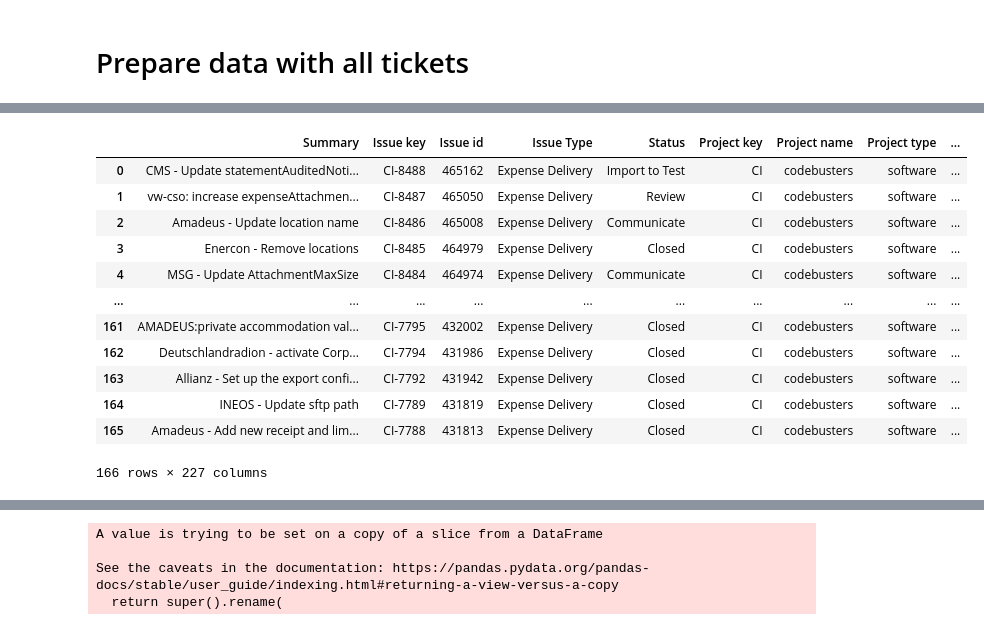
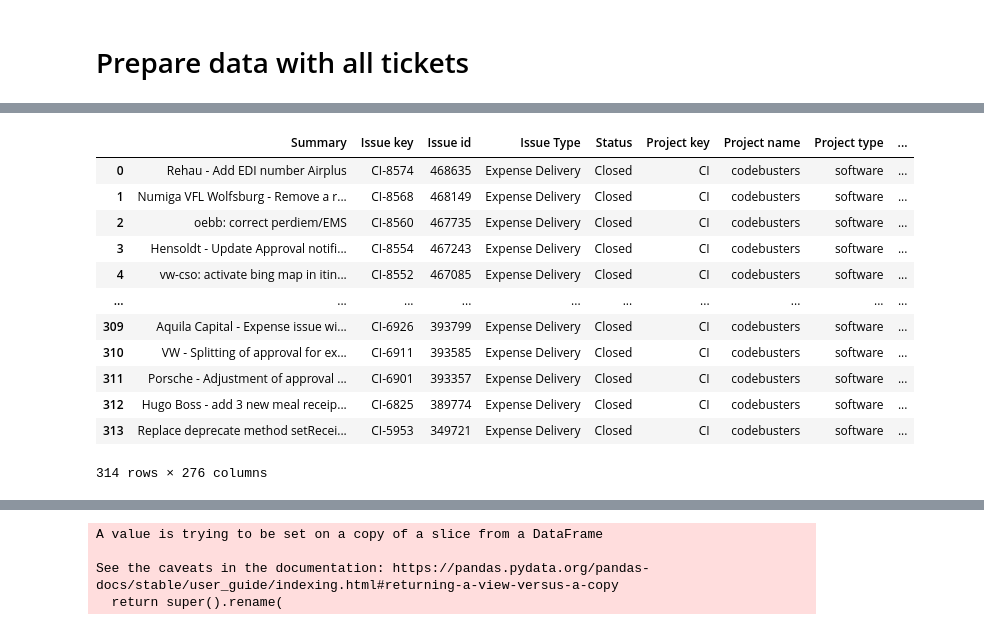
Before and after one commit to grzesiek154/PythonDataScience, a Jupyter notebook: codebusters_data_analysis/notebooks/codebusters_kpi/Untitled.ipynb, the cells around one changed output, grey strips where cells are left out. Drawn from its saved outputs; the diff is of its cells as text; code cells hidden in the pictures.

```diff
--- a/codebusters_data_analysis/notebooks/codebusters_kpi/Untitled.ipynb
+++ b/codebusters_data_analysis/notebooks/codebusters_kpi/Untitled.ipynb
@@ -14,17 +18,17 @@ Import and clean `all_tickets_2022` data set
 # %%
-all_tickets_origin = pd.read_csv('../../DataSets/KPIs/all_partners.csv')
-all_tickets_origin
+all_sr_origin = pd.read_csv('../../DataSets/KPIs/MainTickets/all_service_requests.csv')
+all_sr_origin
 # %% [output]
 |  | Summary | Issue key | Issue id | Issue Type | Status | Project key | Project name | Project type | ... |
-| 0 | CMS - Update statementAuditedNoti... | CI-8488 | 465162 | Expense Delivery | Import to Test | CI | codebusters | software | ... |
-| 1 | vw-cso: increase expenseAttachmen... | CI-8487 | 465050 | Expense Delivery | Review | CI | codebusters | software | ... |
-| 2 | Amadeus - Update location name | CI-8486 | 465008 | Expense Delivery | Communicate | CI | codebusters | software | ... |
-| 3 | Enercon - Remove locations | CI-8485 | 464979 | Expense Delivery | Closed | CI | codebusters | software | ... |
-| 4 | MSG - Update AttachmentMaxSize | CI-8484 | 464974 | Expense Delivery | Communicate | CI | codebusters | software | ... |
+| 0 | Rehau - Add EDI number Airplus | CI-8574 | 468635 | Expense Delivery | Closed | CI | codebusters | software | ... |
+| 1 | Numiga VFL Wolfsburg - Remove a r... | CI-8568 | 468149 | Expense Delivery | Closed | CI | codebusters | software | ... |
+| 2 | oebb: correct perdiem/EMS | CI-8560 | 467735 | Expense Delivery | Closed | CI | codebusters | software | ... |
+| 3 | Hensoldt - Update Approval notifi... | CI-8554 | 467243 | Expense Delivery | Closed | CI | codebusters | software | ... |
+| 4 | vw-cso: activate bing map in itin... | CI-8552 | 467085 | Expense Delivery | Closed | CI | codebusters | software | ... |
 | ... | ... | ... | ... | ... | ... | ... | ... | ... | ... |
-| 161 | AMADEUS:private accommodation val... | CI-7795 | 432002 | Expense Delivery | Closed | CI | codebusters | software | ... |
-| 162 | Deutschlandradion - activate Corp... | CI-7794 | 431986 | Expense Delivery | Closed | CI | codebusters | software | ... |
-| 163 | Allianz - Set up the export confi... | CI-7792 | 431942 | Expense Delivery | Closed | CI | codebusters | software | ... |
-| 164 | INEOS - Update sftp path | CI-7789 | 431819 | Expense Delivery | Closed | CI | codebusters | software | ... |
-| 165 | Amadeus - Add new receipt and lim... | CI-7788 | 431813 | Expense Delivery | Closed | CI | codebusters | software | ... |
+| 309 | Aquila Capital - Expense issue wi... | CI-6926 | 393799 | Expense Delivery | Closed | CI | codebusters | software | ... |
+| 310 | VW - Splitting of approval for ex... | CI-6911 | 393585 | Expense Delivery | Closed | CI | codebusters | software | ... |
+| 311 | Porsche - Adjustment of approval ... | CI-6901 | 393357 | Expense Delivery | Closed | CI | codebusters | software | ... |
+| 312 | Hugo Boss - add 3 new meal receip... | CI-6825 | 389774 | Expense Delivery | Closed | CI | codebusters | software | ... |
+| 313 | Replace deprecate method setRecei... | CI-5953 | 349721 | Expense Delivery | Closed | CI | codebusters | software | ... |
-166 rows × 227 columns
+314 rows × 276 columns
```
Also changed, not shown: parts of 19 cells of this notebook, 30 other files.
